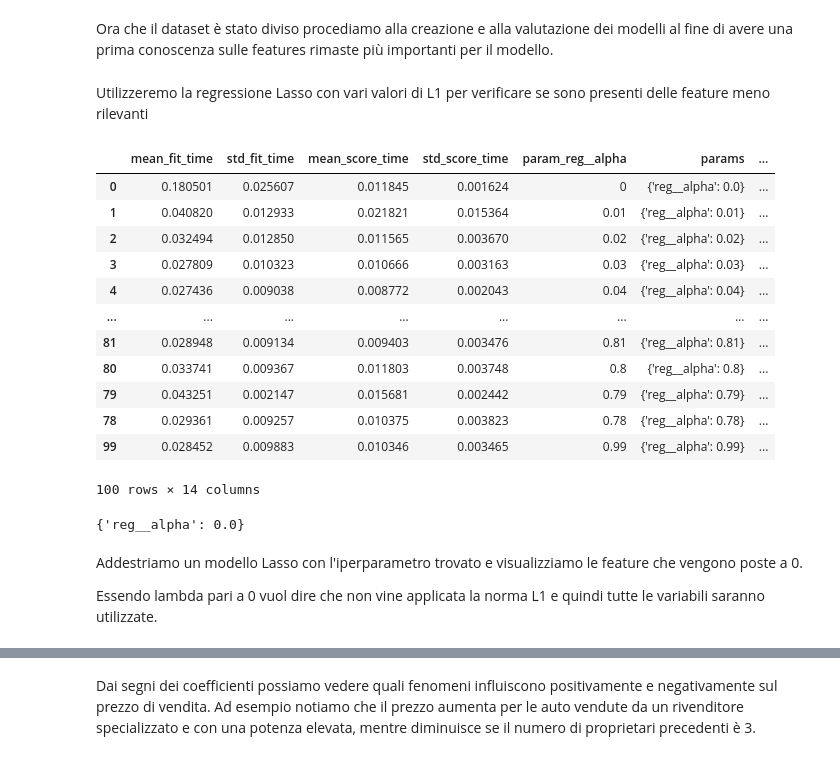
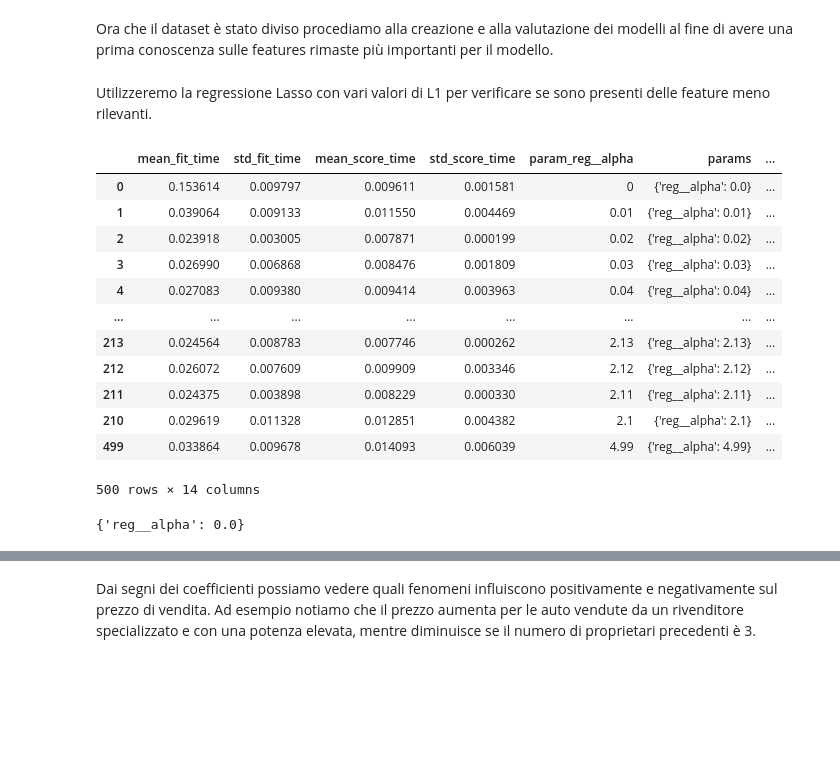
Before and after one commit to MariaMengozzi/esameDI, a Jupyter notebook: Progetto_esame_DI_con_preprocessing_differenziato.ipynb, the cells around one changed output, grey strips where cells are left out. Drawn from its saved outputs; the diff is of its cells as text; code cells hidden in the pictures; blank space fills up the shorter version.

```diff
--- a/Progetto_esame_DI_con_preprocessing_differenziato.ipynb
+++ b/Progetto_esame_DI_con_preprocessing_differenziato.ipynb
@@ -708,40 +731,36 @@ def pred_model(model):
     print(pd.Series(model.named_steps['reg'].coef_, final_data.drop(columns=['selling_price']).columns))
 # %% [markdown]
-Utilizzeremo la regressione Lasso con vari valori di L1 per verificare se sono presenti delle feature meno rilevanti
+Utilizzeremo la regressione Lasso con vari valori di L1 per verificare se sono presenti delle feature meno rilevanti.
 # %%
 from sklearn.model_selection import GridSearchCV
 # %%
 lasso_grid = Pipeline([
     ('preproc', ColumnTransformer([
                  ('categorical', OneHotEncoder(), categorical)],remainder=StandardScaler())),
     ("reg",  Lasso(random_state=42))
 ])
 
 grid = {
-    "reg__alpha":  np.arange(0, 1, 0.01)
+    "reg__alpha": np.arange(0, 5, 0.01) #np.arange(0, 1, 0.01)
 }
 gs = GridSearchCV(lasso_grid, grid, cv=kf, refit=True)
 gs.fit(X_train, y_train);
 pd.DataFrame(gs.cv_results_).sort_values("mean_test_score", ascending=False)
 # %% [output]
 |  | mean_fit_time | std_fit_time | mean_score_time | std_score_time | param_reg__alpha | params | ... |
-| 0 | 0.180501 | 0.025607 | 0.011845 | 0.001624 | 0 | {'reg__alpha': 0.0} | ... |
-| 1 | 0.040820 | 0.012933 | 0.021821 | 0.015364 | 0.01 | {'reg__alpha': 0.01} | ... |
-| 2 | 0.032494 | 0.012850 | 0.011565 | 0.003670 | 0.02 | {'reg__alpha': 0.02} | ... |
-| 3 | 0.027809 | 0.010323 | 0.010666 | 0.003163 | 0.03 | {'reg__alpha': 0.03} | ... |
-| 4 | 0.027436 | 0.009038 | 0.008772 | 0.002043 | 0.04 | {'reg__alpha': 0.04} | ... |
+| 0 | 0.153614 | 0.009797 | 0.009611 | 0.001581 | 0 | {'reg__alpha': 0.0} | ... |
+| 1 | 0.039064 | 0.009133 | 0.011550 | 0.004469 | 0.01 | {'reg__alpha': 0.01} | ... |
+| 2 | 0.023918 | 0.003005 | 0.007871 | 0.000199 | 0.02 | {'reg__alpha': 0.02} | ... |
+| 3 | 0.026990 | 0.006868 | 0.008476 | 0.001809 | 0.03 | {'reg__alpha': 0.03} | ... |
+| 4 | 0.027083 | 0.009380 | 0.009414 | 0.003963 | 0.04 | {'reg__alpha': 0.04} | ... |
 | ... | ... | ... | ... | ... | ... | ... | ... |
-| 81 | 0.028948 | 0.009134 | 0.009403 | 0.003476 | 0.81 | {'reg__alpha': 0.81} | ... |
-| 80 | 0.033741 | 0.009367 | 0.011803 | 0.003748 | 0.8 | {'reg__alpha': 0.8} | ... |
-| 79 | 0.043251 | 0.002147 | 0.015681 | 0.002442 | 0.79 | {'reg__alpha': 0.79} | ... |
-| 78 | 0.029361 | 0.009257 | 0.010375 | 0.003823 | 0.78 | {'reg__alpha': 0.78} | ... |
-| 99 | 0.028452 | 0.009883 | 0.010346 | 0.003465 | 0.99 | {'reg__alpha': 0.99} | ... |
+| 213 | 0.024564 | 0.008783 | 0.007746 | 0.000262 | 2.13 | {'reg__alpha': 2.13} | ... |
+| 212 | 0.026072 | 0.007609 | 0.009909 | 0.003346 | 2.12 | {'reg__alpha': 2.12} | ... |
+| 211 | 0.024375 | 0.003898 | 0.008229 | 0.000330 | 2.11 | {'reg__alpha': 2.11} | ... |
+| 210 | 0.029619 | 0.011328 | 0.012851 | 0.004382 | 2.1 | {'reg__alpha': 2.1} | ... |
+| 499 | 0.033864 | 0.009678 | 0.014093 | 0.006039 | 4.99 | {'reg__alpha': 4.99} | ... |
-100 rows × 14 columns
+500 rows × 14 columns
 # %%
 print(gs.best_params_)
 # %% [output]
 {'reg__alpha': 0.0}
-# %% [markdown]
-Addestriamo un modello Lasso con l'iperparametro trovato e visualizziamo le feature che vengono poste a 0.
-
-Essendo lambda pari a 0 vuol dire che non vine applicata la norma L1 e quindi tutte le variabili saranno utilizzate.
```
Also changed, not shown: parts of 65 cells of this notebook.
